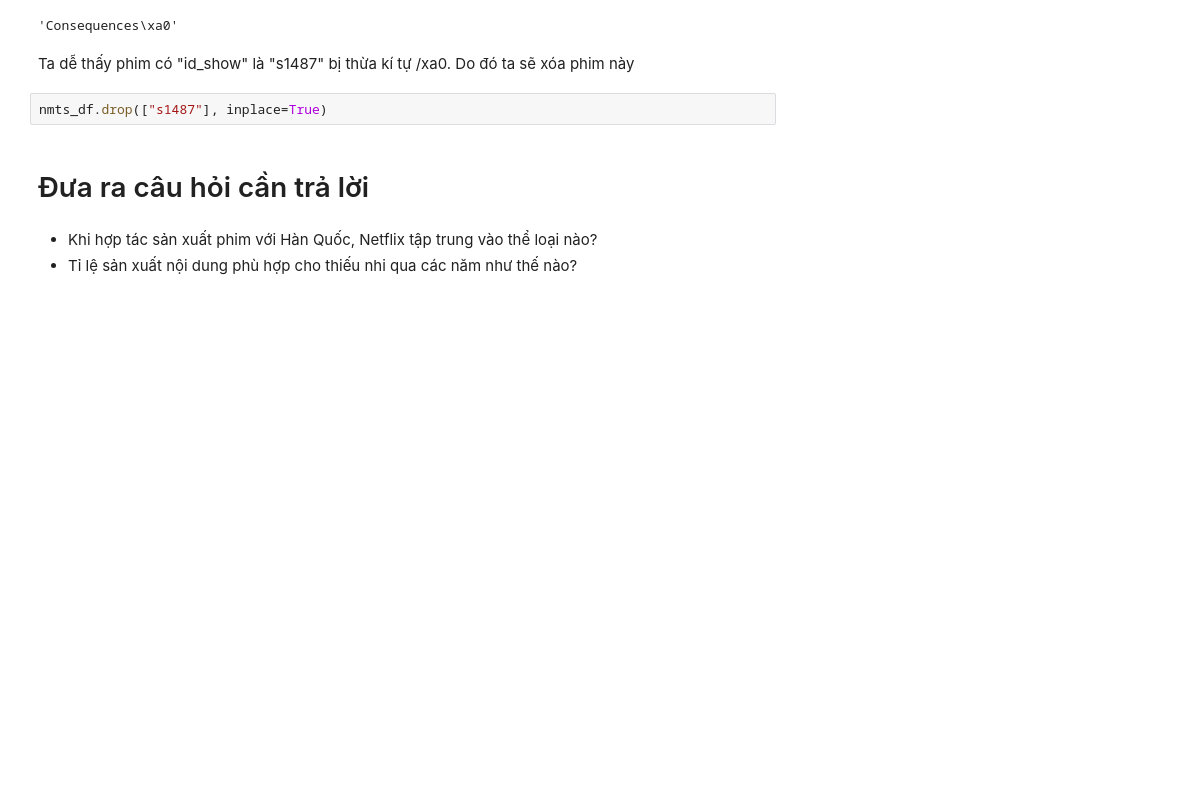
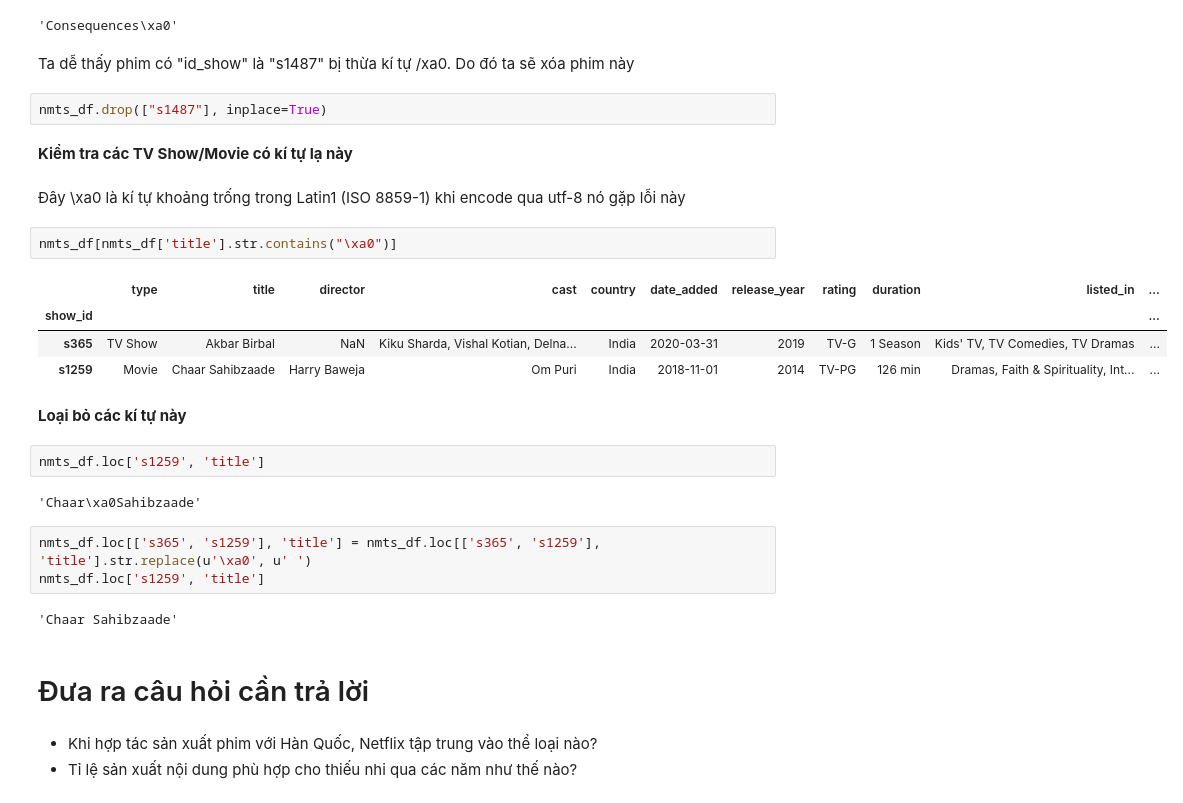
Before and after one commit to Duyvugithub/Final_P4DS, a Jupyter notebook: Notebook.ipynb, the cells around one changed output. Saved outputs shown, nothing was run; the diff lists cells and outputs as text; blank space fills up the shorter version.

```diff
--- a/Notebook.ipynb
+++ b/Notebook.ipynb
@@ -276,6 +276,28 @@ nmts_df.loc['s1487','title']
 Ta dễ thấy phim có "id_show" là "s1487" bị thừa kí tự /xa0. Do đó ta sẽ xóa phim này
 # %%
 nmts_df.drop(["s1487"], inplace=True)
+# %% [markdown]
+**Kiểm tra các TV Show/Movie có kí tự lạ này**
+# %% [markdown]
+Đây \xa0 là kí tự khoảng trống trong Latin1 (ISO 8859-1) khi encode qua utf-8 nó gặp lỗi này
+# %%
+nmts_df[nmts_df['title'].str.contains("\xa0")]
+# %% [output]
+|  | type | title | director | cast | country | date_added | release_year | rating | duration | listed_in | ... |
+| show_id |  |  |  |  |  |  |  |  |  |  | ... |
+| s365 | TV Show | Akbar Birbal | NaN | Kiku Sharda, Vishal Kotian, Delna... | India | 2020-03-31 | 2019 | TV-G | 1 Season | Kids' TV, TV Comedies, TV Dramas | ... |
+| s1259 | Movie | Chaar Sahibzaade | Harry Baweja | Om Puri | India | 2018-11-01 | 2014 | TV-PG | 126 min | Dramas, Faith & Spirituality, Int... | ... |
+# %% [markdown]
+**Loại bỏ các kí tự này**
+# %%
+nmts_df.loc['s1259', 'title']
+# %% [output]
+'Chaar\xa0Sahibzaade'
+# %%
+nmts_df.loc[['s365', 's1259'], 'title'] = nmts_df.loc[['s365', 's1259'], 'title'].str.replace(u'\xa0', u' ')
+nmts_df.loc['s1259', 'title']
+# %% [output]
+'Chaar Sahibzaade'
 # %% [markdown]
 # Đưa ra câu hỏi cần trả lời
 # %% [markdown]
```
Also changed, not shown: parts of 2 cells of this notebook.
